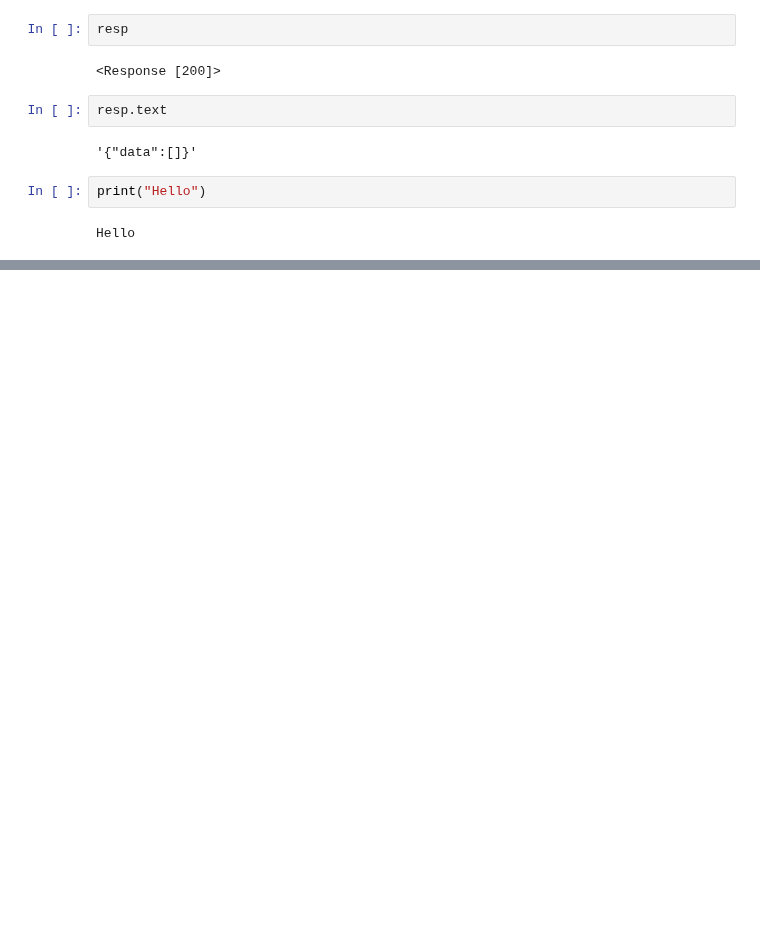
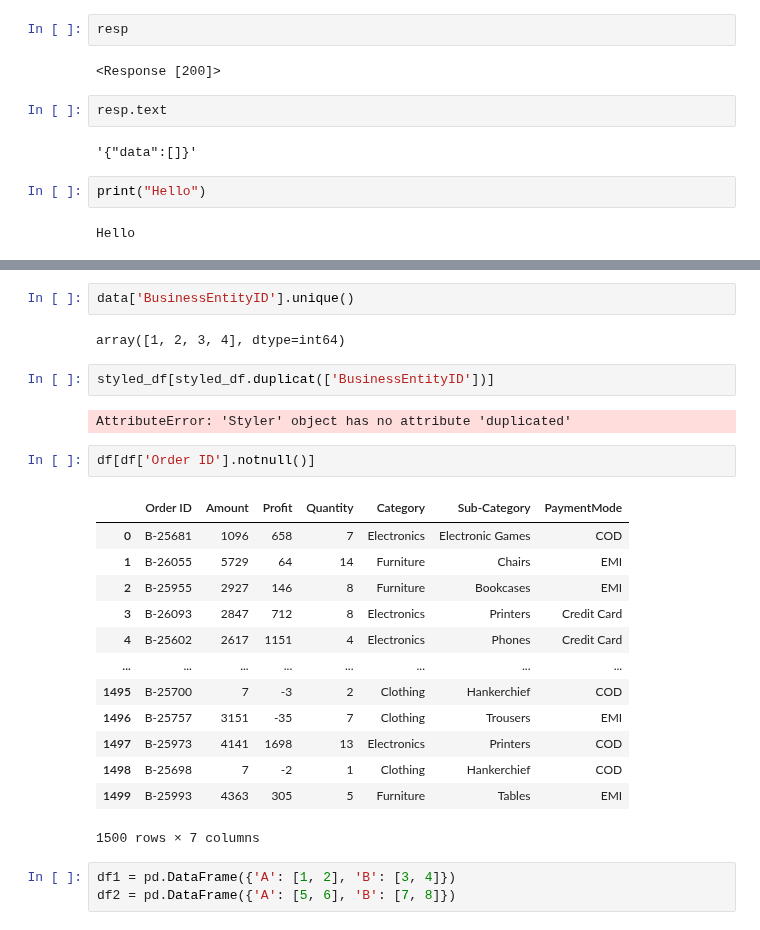
Before and after one commit to Hamzakhalidcs/Notebooks, a Jupyter notebook: Untitled1.ipynb, the cells around one changed output, grey strips where cells are left out. Drawn from its saved outputs; the diff is of its cells as text; blank space fills up the shorter version.

```diff
--- a/Untitled1.ipynb
+++ b/Untitled1.ipynb
@@ -91,0 +243,27 @@ for i in range(1,51):
+# %%
+data['BusinessEntityID'].unique()
+# %% [output]
+array([1, 2, 3, 4], dtype=int64)
+# %%
+styled_df[styled_df.duplicat(['BusinessEntityID'])]
+# %% [output]
+AttributeError: 'Styler' object has no attribute 'duplicated'
+# %%
+df[df['Order ID'].notnull()]
+# %% [output]
+|  | Order ID | Amount | Profit | Quantity | Category | Sub-Category | PaymentMode |
+| 0 | B-25681 | 1096 | 658 | 7 | Electronics | Electronic Games | COD |
+| 1 | B-26055 | 5729 | 64 | 14 | Furniture | Chairs | EMI |
+| 2 | B-25955 | 2927 | 146 | 8 | Furniture | Bookcases | EMI |
+| 3 | B-26093 | 2847 | 712 | 8 | Electronics | Printers | Credit Card |
+| 4 | B-25602 | 2617 | 1151 | 4 | Electronics | Phones | Credit Card |
+| ... | ... | ... | ... | ... | ... | ... | ... |
+| 1495 | B-25700 | 7 | -3 | 2 | Clothing | Hankerchief | COD |
+| 1496 | B-25757 | 3151 | -35 | 7 | Clothing | Trousers | EMI |
+| 1497 | B-25973 | 4141 | 1698 | 13 | Electronics | Printers | COD |
+| 1498 | B-25698 | 7 | -2 | 1 | Clothing | Hankerchief | COD |
+| 1499 | B-25993 | 4363 | 305 | 5 | Furniture | Tables | EMI |
+1500 rows × 7 columns
+# %%
+df1 = pd.DataFrame({'A': [1, 2], 'B': [3, 4]})
+df2 = pd.DataFrame({'A': [5, 6], 'B': [7, 8]})
```
Also changed, not shown: parts of 30 cells of this notebook, 11 other files.
